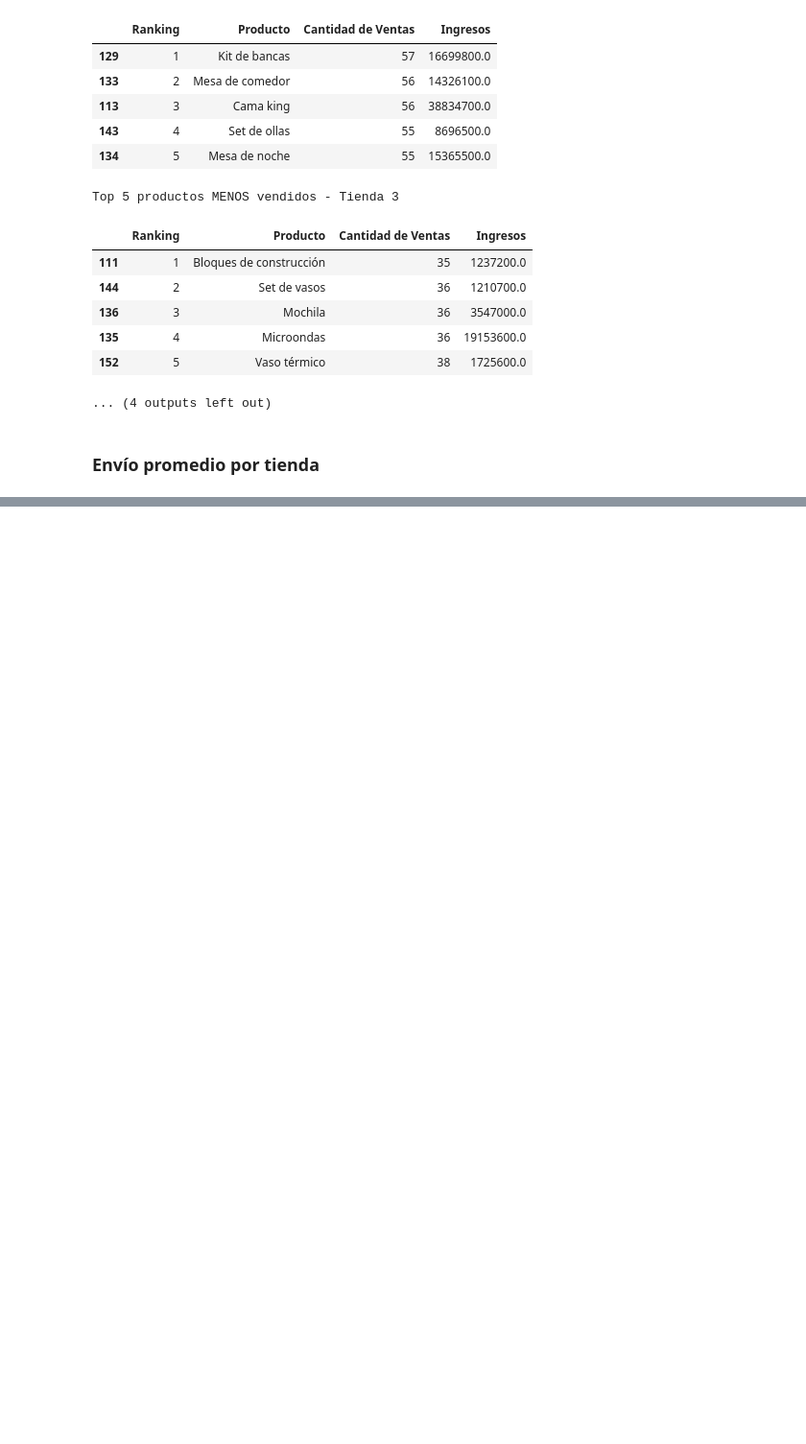
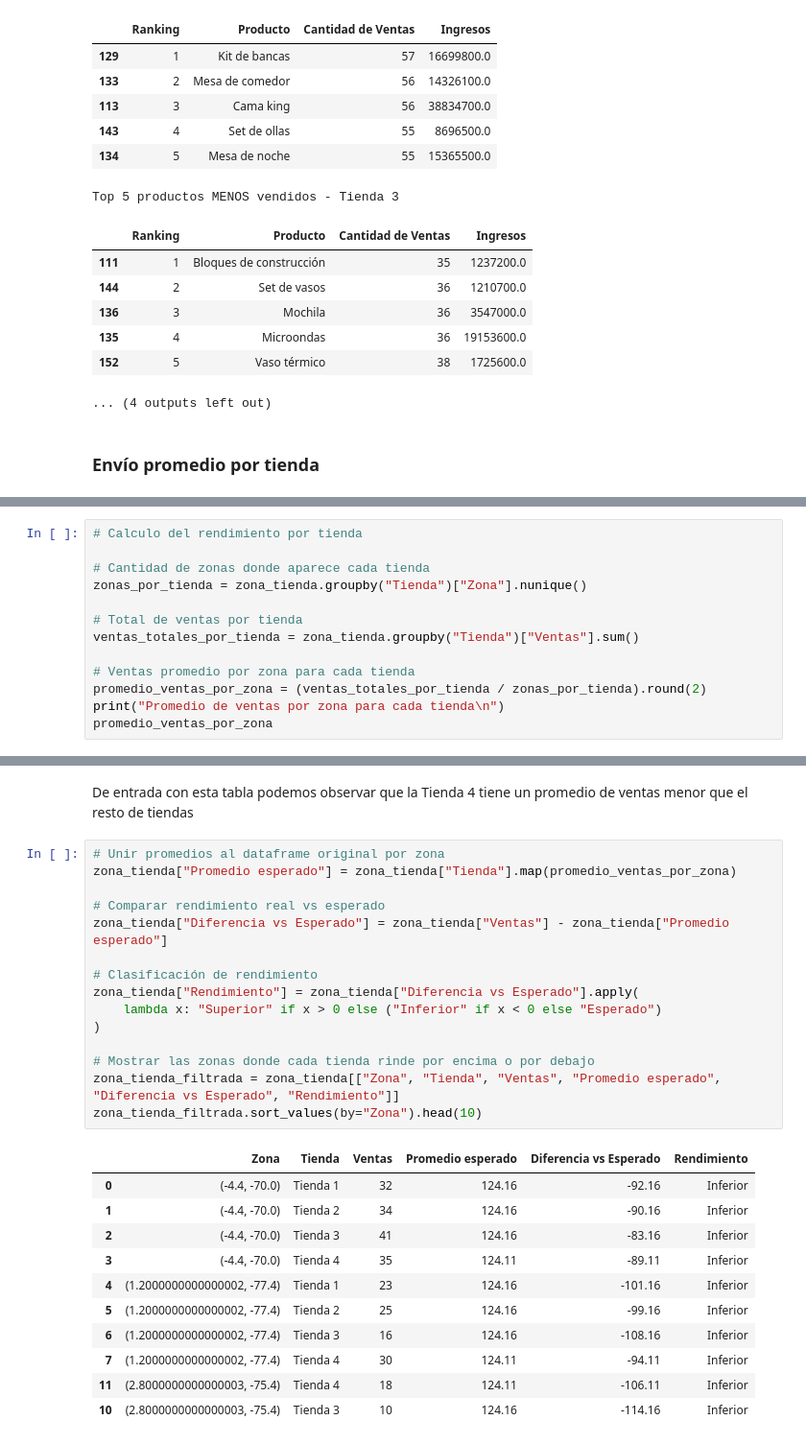
Before and after one commit to Eve113/AnalisisDeDatosEPR1, a Jupyter notebook: AnalisisDeTiendasAluraStoreEPR.ipynb, the cells around one changed output, grey strips where cells are left out. Shown: that part at 96% size. Cells and saved outputs as stored; diff of their text form; blank space fills up the shorter version.

```diff
--- a/AnalisisDeTiendasAluraStoreEPR.ipynb
+++ b/AnalisisDeTiendasAluraStoreEPR.ipynb
@@ -327,0 +485,13 @@ La tienda con el envío más CARO es: Tienda 1
+# %%
+# Calculo del rendimiento por tienda
+
+# Cantidad de zonas donde aparece cada tienda
+zonas_por_tienda = zona_tienda.groupby("Tienda")["Zona"].nunique()
+
+# Total de ventas por tienda
+ventas_totales_por_tienda = zona_tienda.groupby("Tienda")["Ventas"].sum()
+
+# Ventas promedio por zona para cada tienda
+promedio_ventas_por_zona = (ventas_totales_por_tienda / zonas_por_tienda).round(2)
+print("Promedio de ventas por zona para cada tienda\n")
+promedio_ventas_por_zona
@@ -327,0 +507,29 @@ La tienda con el envío más CARO es: Tienda 1
+# %% [markdown]
+De entrada con esta tabla podemos observar que la Tienda 4 tiene un promedio de ventas menor que el resto de tiendas
+# %%
+# Unir promedios al dataframe original por zona
+zona_tienda["Promedio esperado"] = zona_tienda["Tienda"].map(promedio_ventas_por_zona)
+
+# Comparar rendimiento real vs esperado
+zona_tienda["Diferencia vs Esperado"] = zona_tienda["Ventas"] - zona_tienda["Promedio esperado"]
+
+# Clasificación de rendimiento
+zona_tienda["Rendimiento"] = zona_tienda["Diferencia vs Esperado"].apply(
+    lambda x: "Superior" if x > 0 else ("Inferior" if x < 0 else "Esperado")
+)
+
+# Mostrar las zonas donde cada tienda rinde por encima o por debajo
+zona_tienda_filtrada = zona_tienda[["Zona", "Tienda", "Ventas", "Promedio esperado", "Diferencia vs Esperado", "Rendimiento"]]
+zona_tienda_filtrada.sort_values(by="Zona").head(10)
+# %% [output]
+|  | Zona | Tienda | Ventas | Promedio esperado | Diferencia vs Esperado | Rendimiento |
+| 0 | (-4.4, -70.0) | Tienda 1 | 32 | 124.16 | -92.16 | Inferior |
+| 1 | (-4.4, -70.0) | Tienda 2 | 34 | 124.16 | -90.16 | Inferior |
+| 2 | (-4.4, -70.0) | Tienda 3 | 41 | 124.16 | -83.16 | Inferior |
+| 3 | (-4.4, -70.0) | Tienda 4 | 35 | 124.11 | -89.11 | Inferior |
+| 4 | (1.2000000000000002, -77.4) | Tienda 1 | 23 | 124.16 | -101.16 | Inferior |
+| 5 | (1.2000000000000002, -77.4) | Tienda 2 | 25 | 124.16 | -99.16 | Inferior |
+| 6 | (1.2000000000000002, -77.4) | Tienda 3 | 16 | 124.16 | -108.16 | Inferior |
+| 7 | (1.2000000000000002, -77.4) | Tienda 4 | 30 | 124.11 | -94.11 | Inferior |
+| 11 | (2.8000000000000003, -75.4) | Tienda 4 | 18 | 124.11 | -106.11 | Inferior |
+| 10 | (2.8000000000000003, -75.4) | Tienda 3 | 10 | 124.16 | -114.16 | Inferior |
```
Also changed, not shown: parts of 10 cells of this notebook.
